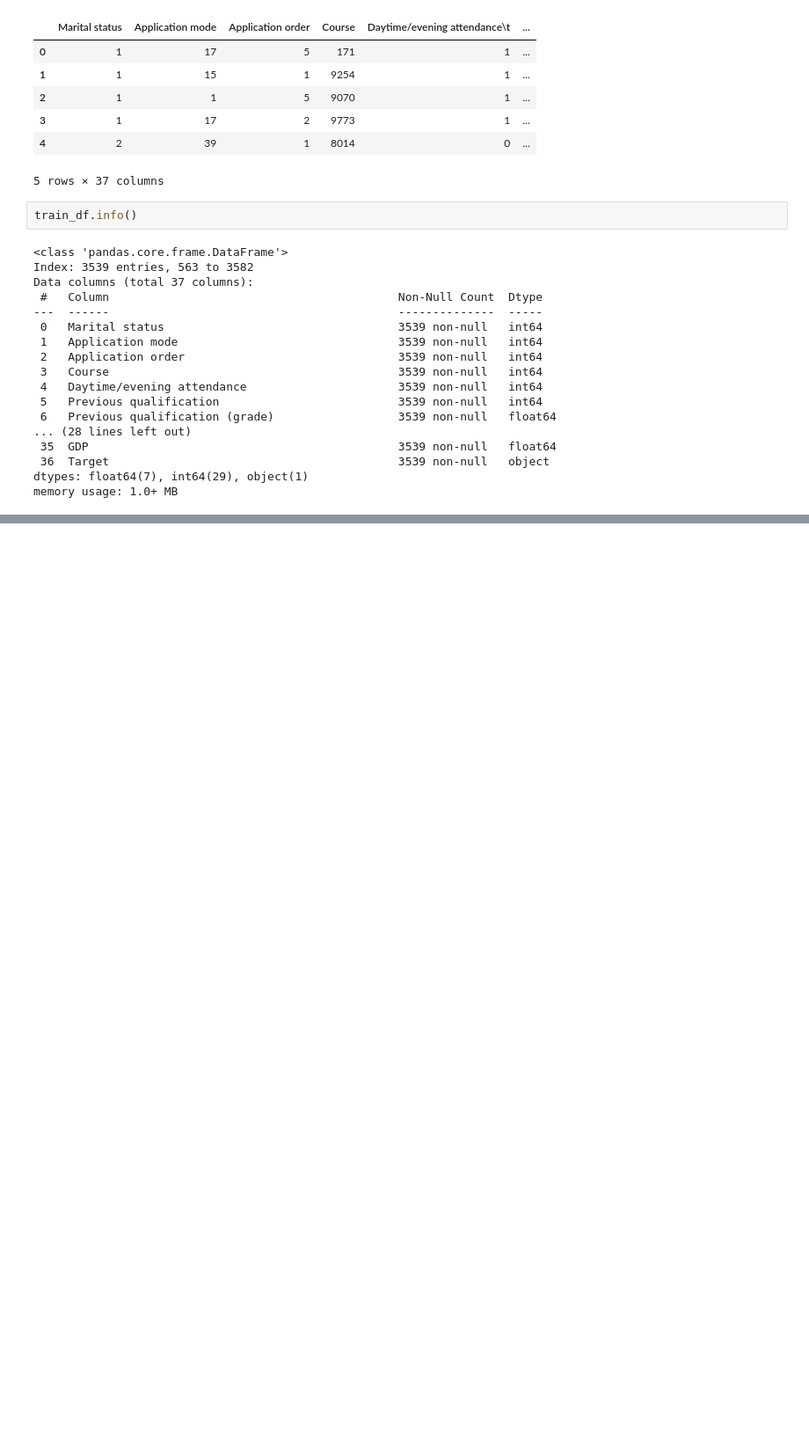
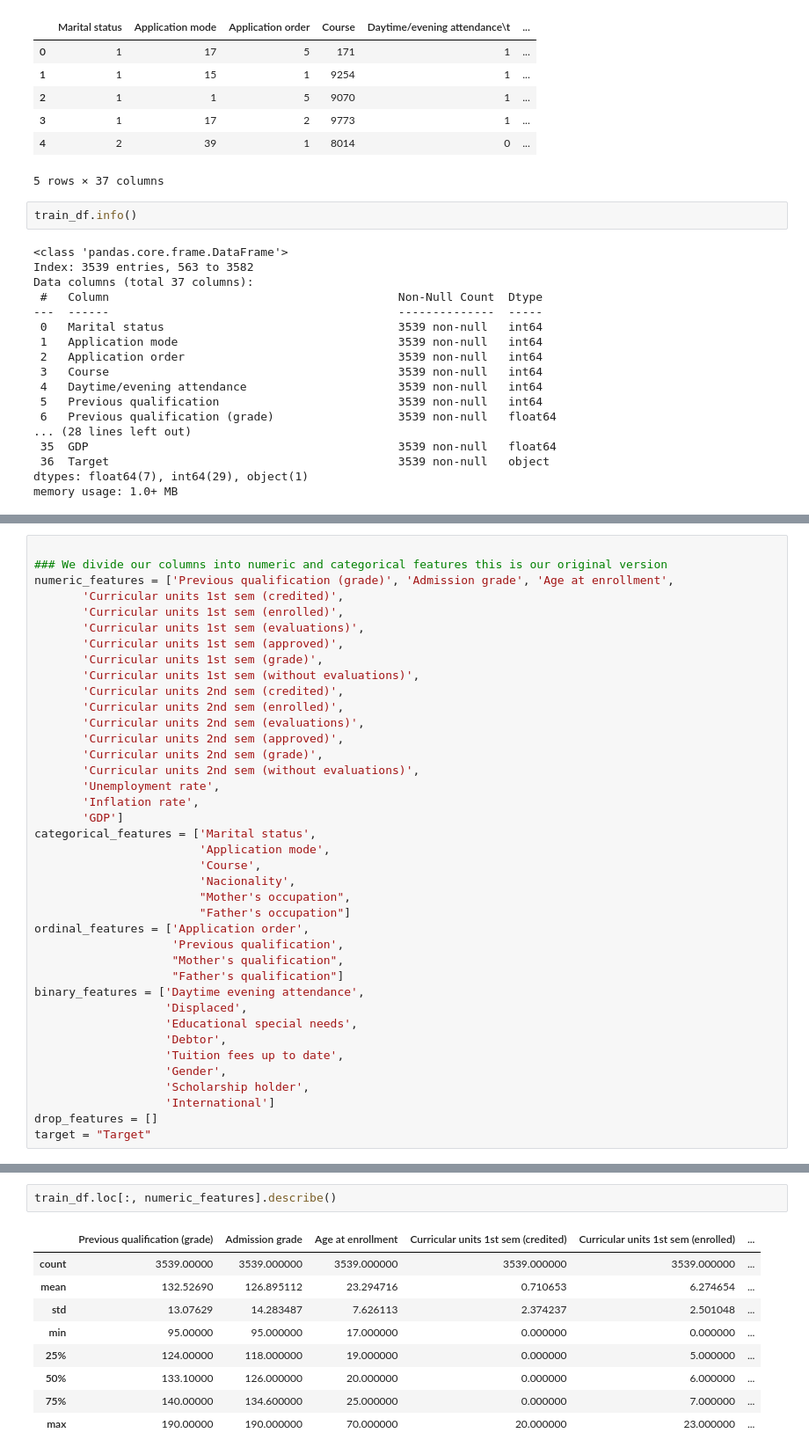
Before and after one commit to hchqin/Student_Success_Predict_Group15_Fork, a Jupyter notebook: src/data_analysis_EDA.ipynb, the cells around one changed output, grey strips where cells are left out. Shown at 88% size. Cells and saved outputs as stored; diff of their text form; blank space fills up the shorter version.

```diff
--- a/src/data_analysis_EDA.ipynb
+++ b/src/data_analysis_EDA.ipynb
@@ -105,0 +196,39 @@ memory usage: 1.0+ MB
+# %%
+
+### We divide our columns into numeric and categorical features this is our original version
+numeric_features = ['Previous qualification (grade)', 'Admission grade', 'Age at enrollment',
+       'Curricular units 1st sem (credited)',
+       'Curricular units 1st sem (enrolled)',
+       'Curricular units 1st sem (evaluations)',
+       'Curricular units 1st sem (approved)',
+       'Curricular units 1st sem (grade)',
+       'Curricular units 1st sem (without evaluations)',
+       'Curricular units 2nd sem (credited)',
+       'Curricular units 2nd sem (enrolled)',
+       'Curricular units 2nd sem (evaluations)',
+       'Curricular units 2nd sem (approved)',
+       'Curricular units 2nd sem (grade)',
+       'Curricular units 2nd sem (without evaluations)',
+       'Unemployment rate',
+       'Inflation rate',
+       'GDP']
+categorical_features = ['Marital status',
+                        'Application mode',
+                        'Course',
+                        'Nacionality',
+                        "Mother's occupation",
+                        "Father's occupation"]
+ordinal_features = ['Application order',
+                    'Previous qualification',
+                    "Mother's qualification",
+                    "Father's qualification"]
+binary_features = ['Daytime evening attendance',
+                   'Displaced',
+                   'Educational special needs',
+                   'Debtor',
+                   'Tuition fees up to date',
+                   'Gender',
+                   'Scholarship holder',
+                   'International']
+drop_features = []
+target = "Target"
@@ -105,0 +243,12 @@ memory usage: 1.0+ MB
+# %%
+train_df.loc[:, numeric_features].describe()
+# %% [output]
+|  | Previous qualification (grade) | Admission grade | Age at enrollment | Curricular units 1st sem (credited) | Curricular units 1st sem (enrolled) | ... |
+| count | 3539.00000 | 3539.000000 | 3539.000000 | 3539.000000 | 3539.000000 | ... |
+| mean | 132.52690 | 126.895112 | 23.294716 | 0.710653 | 6.274654 | ... |
+| std | 13.07629 | 14.283487 | 7.626113 | 2.374237 | 2.501048 | ... |
+| min | 95.00000 | 95.000000 | 17.000000 | 0.000000 | 0.000000 | ... |
+| 25% | 124.00000 | 118.000000 | 19.000000 | 0.000000 | 5.000000 | ... |
+| 50% | 133.10000 | 126.000000 | 20.000000 | 0.000000 | 6.000000 | ... |
+| 75% | 140.00000 | 134.600000 | 25.000000 | 0.000000 | 7.000000 | ... |
+| max | 190.00000 | 190.000000 | 70.000000 | 20.000000 | 23.000000 | ... |
```
Also changed, not shown: parts of 7 cells of this notebook.
